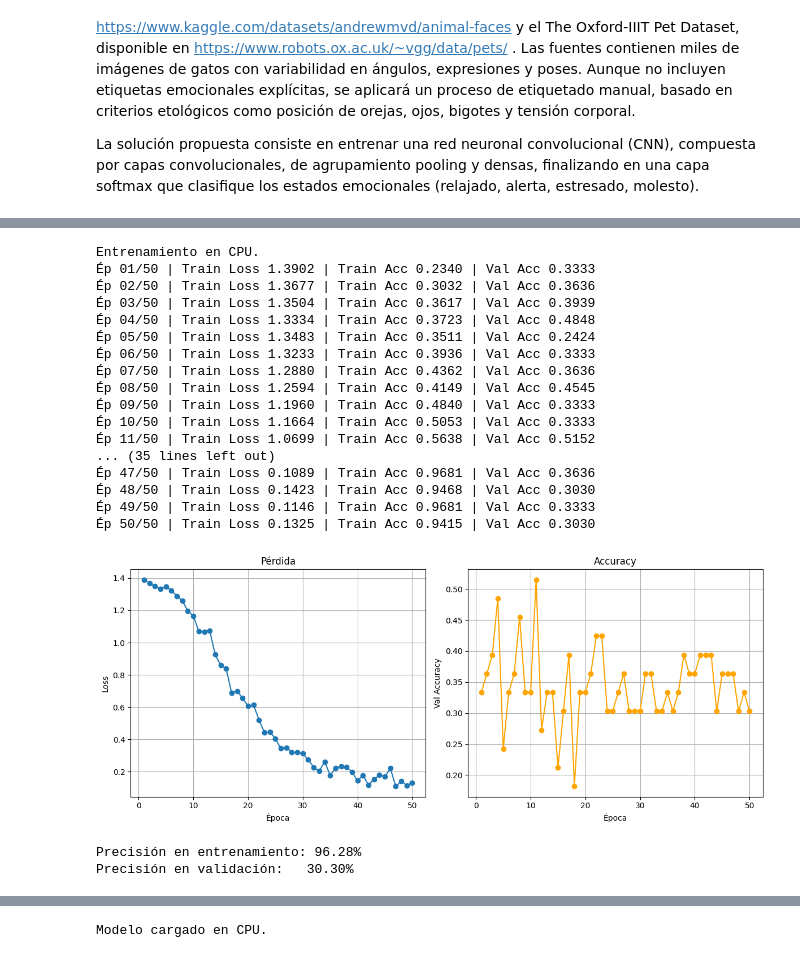
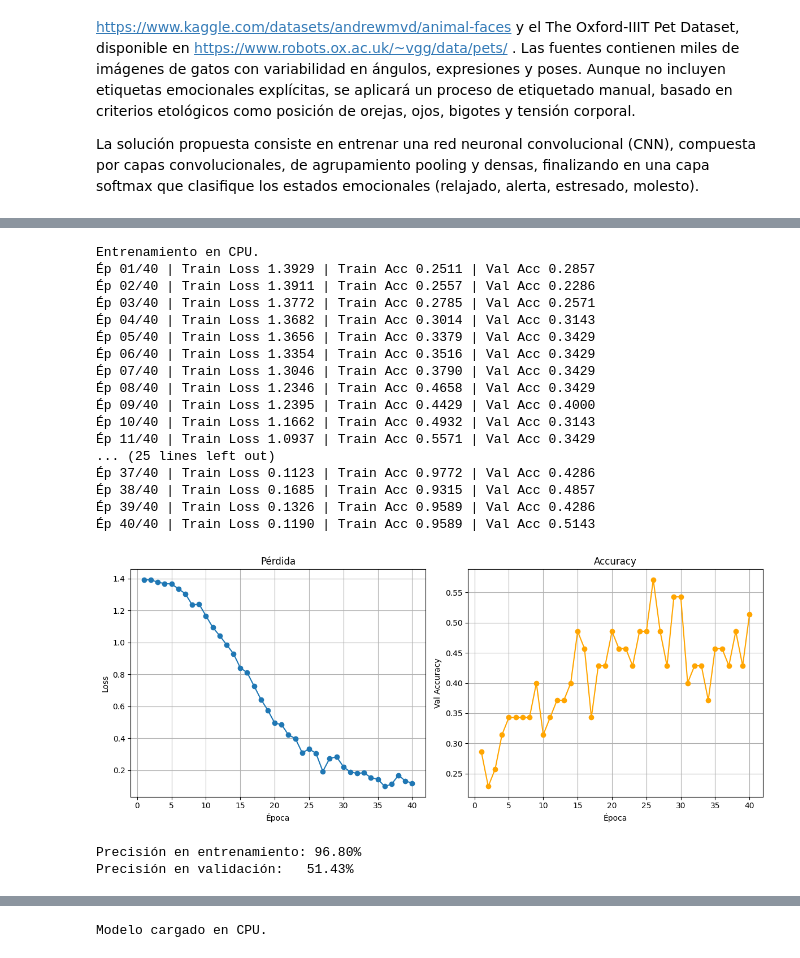
Before and after one commit to MarielCat/Proyecto-RN, a Jupyter notebook: Gateccion.ipynb, the cells around one changed output, grey strips where cells are left out. Drawn from its saved outputs; the diff is of its cells as text; code cells hidden in the pictures.

```diff
--- a/Gateccion.ipynb
+++ b/Gateccion.ipynb
@@ -325,48 +325,48 @@ class CatMoodNET(nn.Module):
 # %%
 import torch.optim as optim
 
 # 1) Instanciamos la red CatMoodNET  y la llevamos a GPU si está disponible
 model = CatMoodNET(n_classes=4)
 
 cuda = True
 if cuda and torch.cuda.is_available():
     model = model.to('cuda')
     print("Se usará GPU para el entrenamiento.")
 else:
     print("Entrenamiento en CPU.")
 
 # 2) Definimos el criterio y el optimizador
 criterio = nn.CrossEntropyLoss()
 optimizador = optim.Adam(model.parameters(), lr=1e-4)
 
 # 3) Llamamos a train_model, pasándole también el val_loader para validación en cada época
 model.train_model(
-    epochs=50,
+    epochs=40,
     data_loader=train_loader,   # DataLoader de entrenamiento
     val_loader=val_loader,      # DataLoader de validación
     criterion=criterio,
     optimizer=optimizador,
     cuda=cuda
 )
 # %% [output]
 Entrenamiento en CPU.
-Ép 01/50 | Train Loss 1.3902 | Train Acc 0.2340 | Val Acc 0.3333
-Ép 02/50 | Train Loss 1.3677 | Train Acc 0.3032 | Val Acc 0.3636
-Ép 03/50 | Train Loss 1.3504 | Train Acc 0.3617 | Val Acc 0.3939
-Ép 04/50 | Train Loss 1.3334 | Train Acc 0.3723 | Val Acc 0.4848
-Ép 05/50 | Train Loss 1.3483 | Train Acc 0.3511 | Val Acc 0.2424
-Ép 06/50 | Train Loss 1.3233 | Train Acc 0.3936 | Val Acc 0.3333
-Ép 07/50 | Train Loss 1.2880 | Train Acc 0.4362 | Val Acc 0.3636
-Ép 08/50 | Train Loss 1.2594 | Train Acc 0.4149 | Val Acc 0.4545
-Ép 09/50 | Train Loss 1.1960 | Train Acc 0.4840 | Val Acc 0.3333
-Ép 10/50 | Train Loss 1.1664 | Train Acc 0.5053 | Val Acc 0.3333
-Ép 11/50 | Train Loss 1.0699 | Train Acc 0.5638 | Val Acc 0.5152
-... (35 lines left out)
-Ép 47/50 | Train Loss 0.1089 | Train Acc 0.9681 | Val Acc 0.3636
-Ép 48/50 | Train Loss 0.1423 | Train Acc 0.9468 | Val Acc 0.3030
-Ép 49/50 | Train Loss 0.1146 | Train Acc 0.9681 | Val Acc 0.3333
-Ép 50/50 | Train Loss 0.1325 | Train Acc 0.9415 | Val Acc 0.3030
+Ép 01/40 | Train Loss 1.3929 | Train Acc 0.2511 | Val Acc 0.2857
+Ép 02/40 | Train Loss 1.3911 | Train Acc 0.2557 | Val Acc 0.2286
+Ép 03/40 | Train Loss 1.3772 | Train Acc 0.2785 | Val Acc 0.2571
+Ép 04/40 | Train Loss 1.3682 | Train Acc 0.3014 | Val Acc 0.3143
+Ép 05/40 | Train Loss 1.3656 | Train Acc 0.3379 | Val Acc 0.3429
+Ép 06/40 | Train Loss 1.3354 | Train Acc 0.3516 | Val Acc 0.3429
+Ép 07/40 | Train Loss 1.3046 | Train Acc 0.3790 | Val Acc 0.3429
+Ép 08/40 | Train Loss 1.2346 | Train Acc 0.4658 | Val Acc 0.3429
+Ép 09/40 | Train Loss 1.2395 | Train Acc 0.4429 | Val Acc 0.4000
+Ép 10/40 | Train Loss 1.1662 | Train Acc 0.4932 | Val Acc 0.3143
+Ép 11/40 | Train Loss 1.0937 | Train Acc 0.5571 | Val Acc 0.3429
+... (25 lines left out)
+Ép 37/40 | Train Loss 0.1123 | Train Acc 0.9772 | Val Acc 0.4286
+Ép 38/40 | Train Loss 0.1685 | Train Acc 0.9315 | Val Acc 0.4857
+Ép 39/40 | Train Loss 0.1326 | Train Acc 0.9589 | Val Acc 0.4286
+Ép 40/40 | Train Loss 0.1190 | Train Acc 0.9589 | Val Acc 0.5143
-[figure, old version]
+[figure, new version]
 # %%
 # ================================================================
 # 1) Funciones de conteo y precisión global
@@ -424,8 +424,8 @@ print(f"Precisión en validación:   {prec_val:.2f}%")
 # Guardar pesos
 torch.save(model.state_dict(), "CatMoodNET_model.pth")
 # %% [output]
-Precisión en entrenamiento: 96.28%
-Precisión en validación:   30.30%
+Precisión en entrenamiento: 96.80%
+Precisión en validación:   51.43%
 # %%
 # a) ¿Qué clases únicas hay en train / val?
 print("Etiquetas únicas en train_labels :", sorted(set(train_labels)))
```
Also changed, not shown: parts of 5 cells of this notebook, 1 other file.
